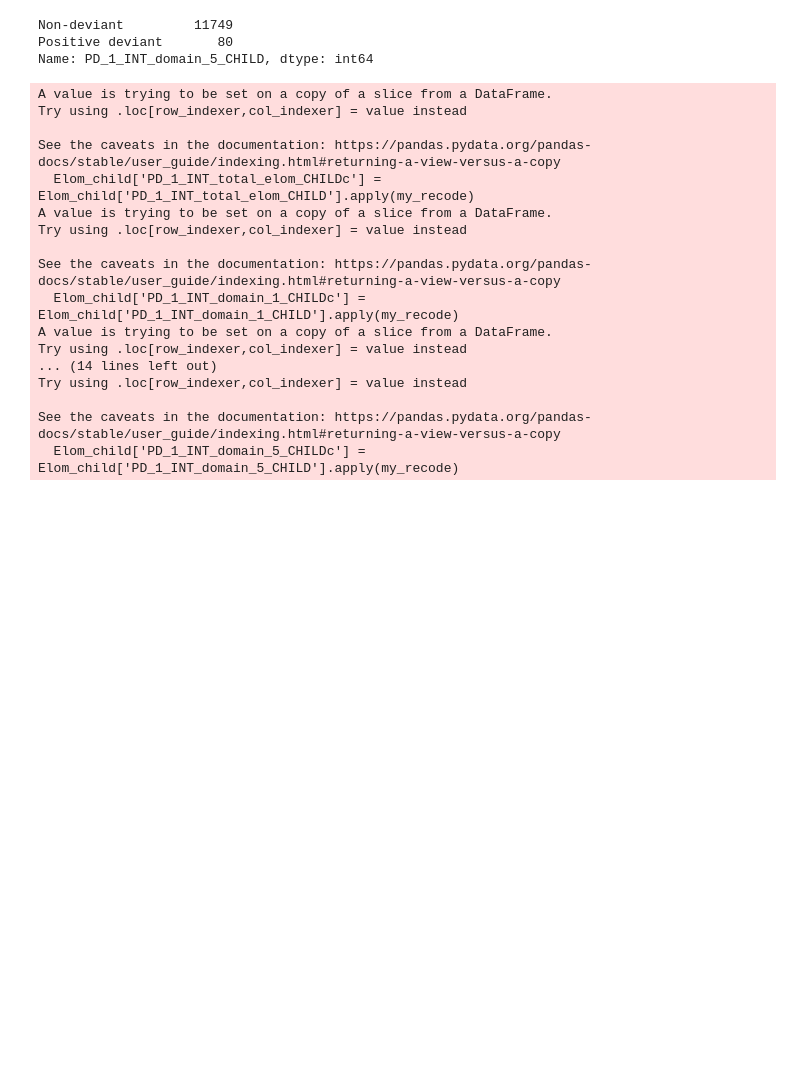
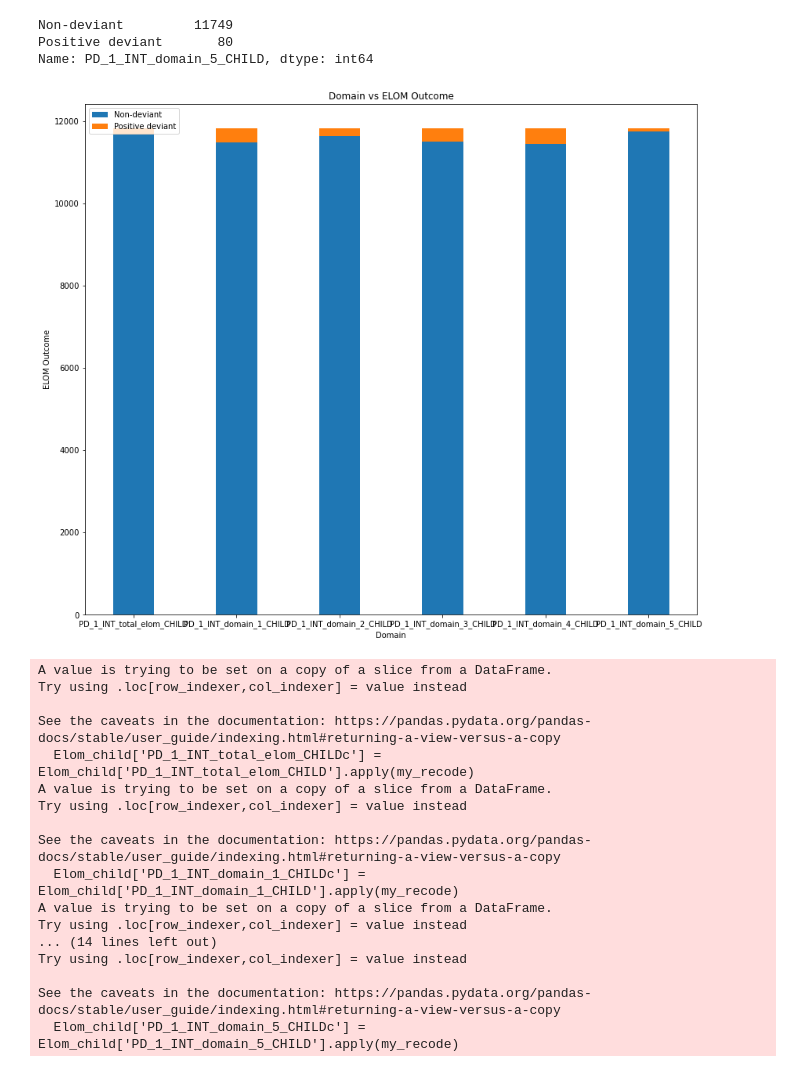
Before and after one commit to JTsiri10/Children-Data, a Jupyter notebook: PD_INT_Variables.ipynb, the cells around one changed output. Saved outputs shown, nothing was run; the diff lists cells and outputs as text; code cells hidden in the pictures; blank space fills up the shorter version.

```diff
--- a/PD_INT_Variables.ipynb
+++ b/PD_INT_Variables.ipynb
@@ -130,6 +120,24 @@ Elom_child['PD_1_INT_domain_5_CHILD'].value_counts()
 Non-deviant         11749
 Positive deviant       80
 Name: PD_1_INT_domain_5_CHILD, dtype: int64
+# %%
+plt.figure(figsize=(14,12))
+w = 0.4
+x = ['PD_1_INT_total_elom_CHILD','PD_1_INT_domain_1_CHILD','PD_1_INT_domain_2_CHILD','PD_1_INT_domain_3_CHILD','PD_1_INT_domain_4_CHILD','PD_1_INT_domain_5_CHILD']
+Non_deviant = [ 11666,11487,11630,11502,11446,11749]
+Positive_deviant =[163,342,199,327,383,80]
+
+bar1 = np.arange(len(x))
+plt.bar(x,Non_deviant,w,label ='Non-deviant')
+plt.bar(x,Positive_deviant,w, bottom = Non_deviant, label = 'Positive deviant')
+
+plt.xlabel('Domain')
+plt.ylabel('ELOM Outcome')
+plt.title('Domain vs ELOM Outcome')
+plt.legend()
+plt.show()
+# %% [output]
+[figure, added]
 # %%
 def my_recode(column):
     #df = Obs_df
```
Also changed, not shown: parts of 12 cells of this notebook.
